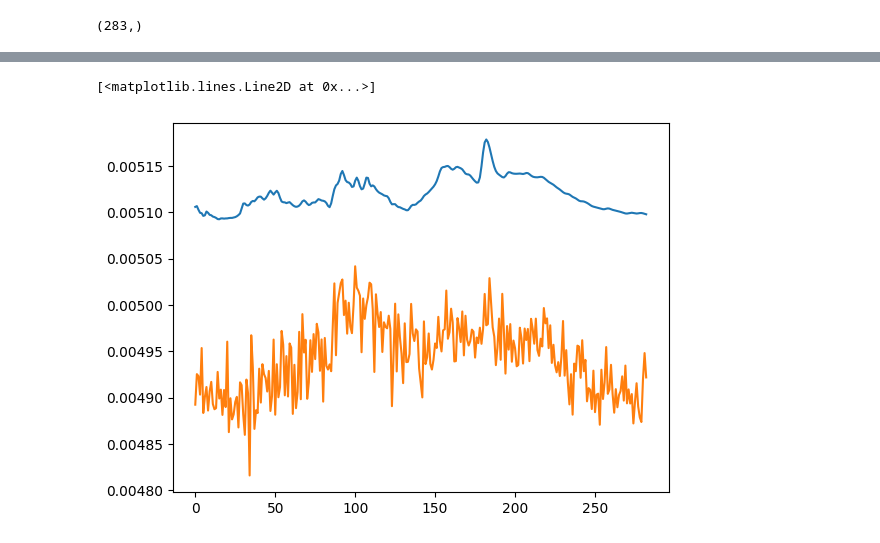
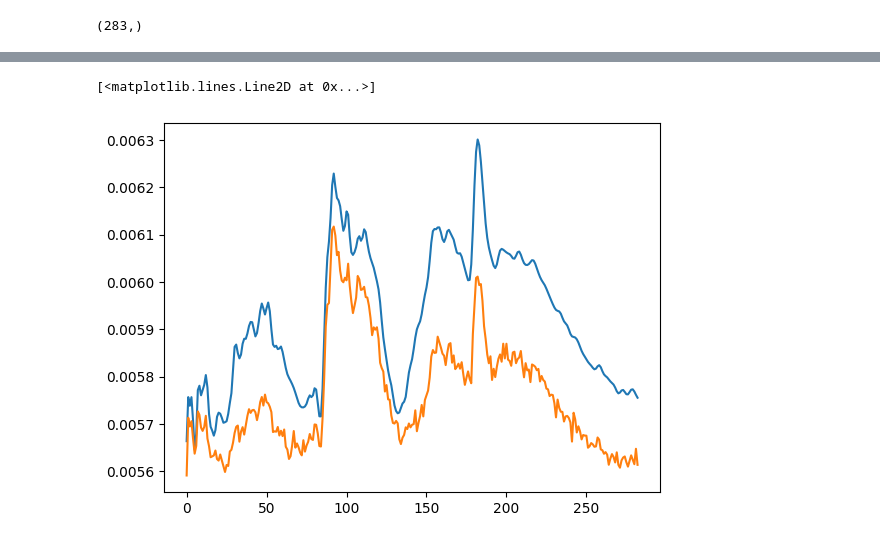
Before and after one commit to mmletgo/NeurIPS_2024, a Jupyter notebook: predict_new.ipynb, the cells around one changed output, grey strips where cells are left out. Saved outputs shown, nothing was run; the diff lists cells and outputs as text; code cells hidden in the pictures.

```diff
--- a/predict_new.ipynb
+++ b/predict_new.ipynb
@@ -17,7 +17,7 @@ optimizer = torch.optim.Adam(model.parameters(), lr=1e-4)
 #     model, optimizer,
 #     '/kaggle/input/noisereduction/pytorch/default/1/best_model_NR_v2.0.pth')
 model, optimizer, best_val_loss, target_min, target_max = load_best_model(
-    model, optimizer, '/kaggle/best_model_ST_v3.0.pth')
+    model, optimizer, '/kaggle/best_model_ST_v3.3.pth')
 # %% [output]
 Best model loaded.
 # %%
@@ -100,6 +65,6 @@ full_targets_normalized = (targets_tensor - target_min) / (target_max -
 # %%
 # 使用 K-means 聚类
-n_clusters = 20  # 你可以根据需要调整聚类数量
+n_clusters = 16  # 你可以根据需要调整聚类数量
 kmeans = KMeans(n_clusters=n_clusters,
                 random_state=42).fit(full_targets_normalized)
 cluster_labels = kmeans.labels_
@@ -107,7 +72,7 @@ cluster_labels = kmeans.labels_
 np.random.seed(21)
 # 初始化存储采样的索引列表
 sampled_indices = []
-samples_per_cluster = 320 // n_clusters  # 每个聚类中目标样本数量
+samples_per_cluster = 640 // n_clusters  # 每个聚类中目标样本数量
 
 for cluster in np.unique(cluster_labels):
     cluster_indices = np.where(cluster_labels == cluster)[0]
@@ -145,7 +110,12 @@ predictions_spectra_test.shape
 # %%
 whitelight_s_test = full_whitelight_s_train[mask]
 light_alpha_test = full_light_alpha_train[mask]
-light_alpha_test = torch.tensor(light_alpha_test).float()
+whitelight_s_train_expanded = np.expand_dims(full_whitelight_s_train[mask] *
+                                             100,
+                                             axis=1)
+combined_array = np.concatenate(
+    (light_alpha_test, whitelight_s_train_expanded), axis=1)
+light_alpha_test = torch.tensor(combined_array).float()
 # %%
 all_predictions = predict_func_2input(model,
                                       data_test_reshaped,
@@ -459,7 +429,7 @@ Data point 318 is an outlier in 1 columns and normal in columns: [0, 1, 2, 3, 4,
 # %%
-planet = 184
+planet = 217
 plt.plot(targets[planet, :])
 plt.plot(all_predictions[planet, :])
 # %% [output]
 [<matplotlib.lines.Line2D at 0x...>]
-[figure, old version]
+[figure, new version]
```
Also changed, not shown: parts of 23 cells of this notebook.
